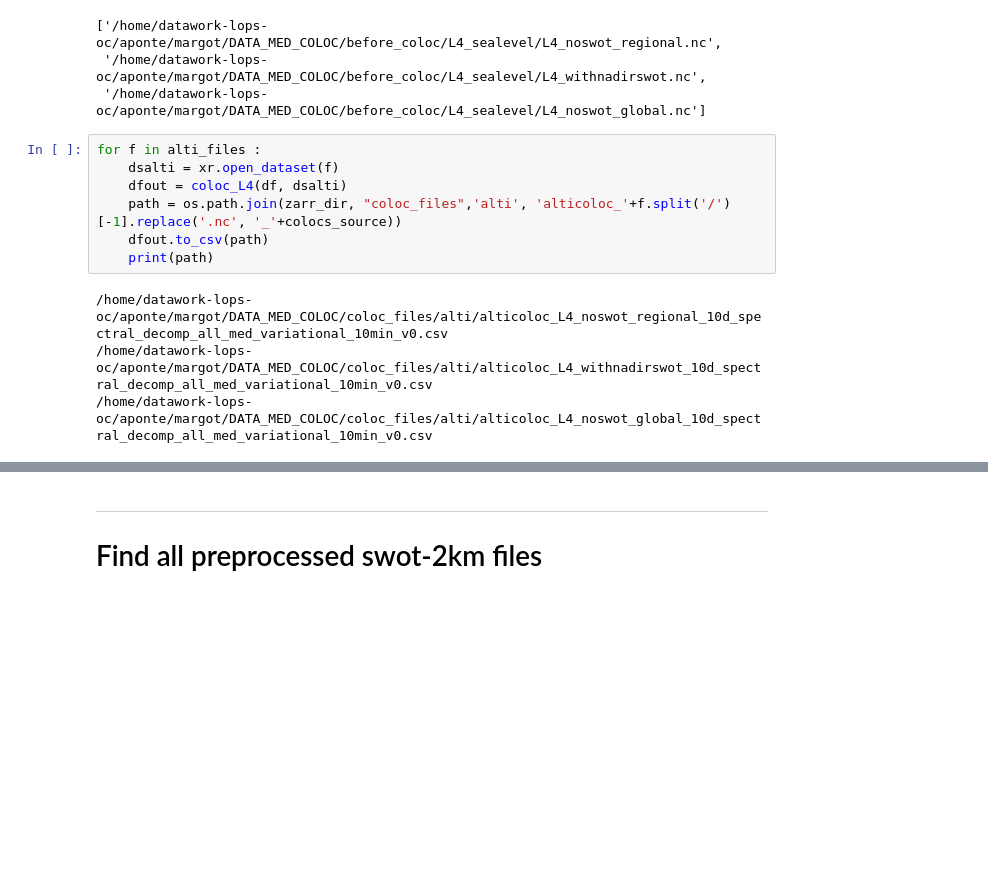
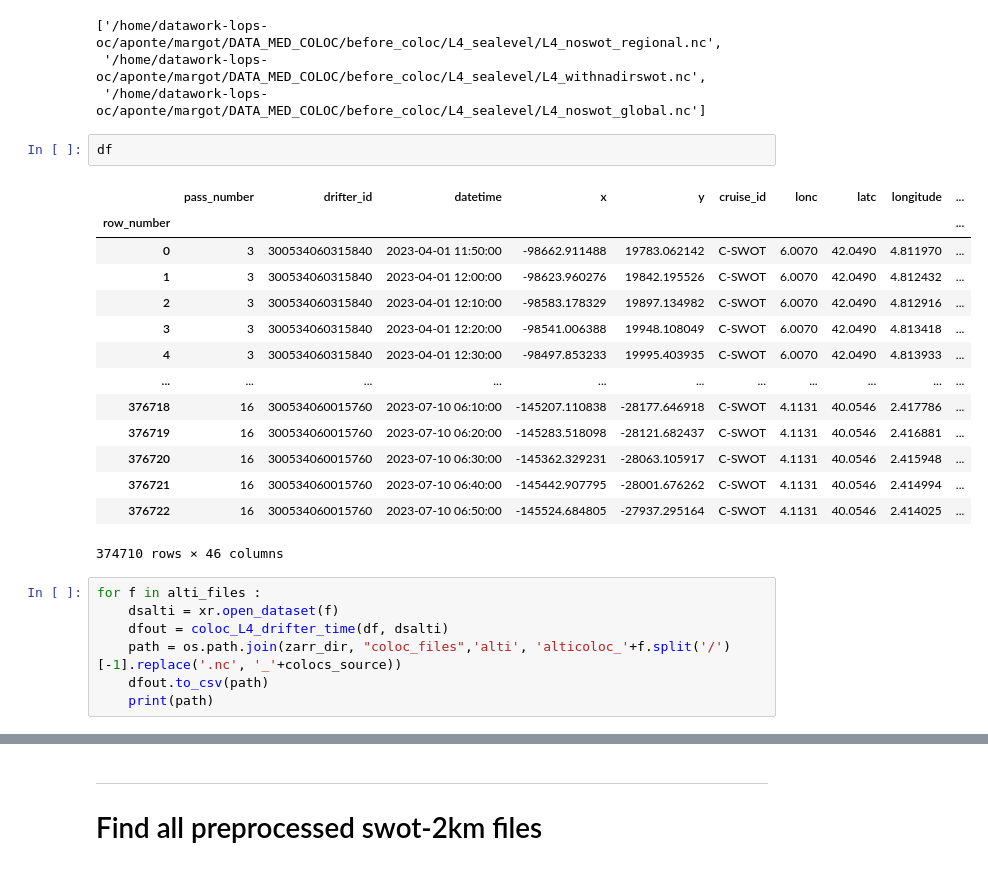
Before and after one commit to margot-demol/med_analysis, a Jupyter notebook: 02_coloc_files/02_csv_altimetry_coloc.ipynb, the cells around one changed output, grey strips where cells are left out. Drawn from its saved outputs; the diff is of its cells as text; blank space fills up the shorter version.

```diff
--- a/02_coloc_files/02_csv_altimetry_coloc.ipynb
+++ b/02_coloc_files/02_csv_altimetry_coloc.ipynb
@@ -185,14 +206,27 @@ alti_files
 ['/home/datawork-lops-oc/aponte/margot/DATA_MED_COLOC/before_coloc/L4_sealevel/L4_noswot_regional.nc',
  '/home/datawork-lops-oc/aponte/margot/DATA_MED_COLOC/before_coloc/L4_sealevel/L4_withnadirswot.nc',
  '/home/datawork-lops-oc/aponte/margot/DATA_MED_COLOC/before_coloc/L4_sealevel/L4_noswot_global.nc']
+# %%
+df
+# %% [output]
+|  | pass_number | drifter_id | datetime | x | y | cruise_id | lonc | latc | longitude | ... |
+| row_number |  |  |  |  |  |  |  |  |  | ... |
+| 0 | 3 | 300534060315840 | 2023-04-01 11:50:00 | -98662.911488 | 19783.062142 | C-SWOT | 6.0070 | 42.0490 | 4.811970 | ... |
+| 1 | 3 | 300534060315840 | 2023-04-01 12:00:00 | -98623.960276 | 19842.195526 | C-SWOT | 6.0070 | 42.0490 | 4.812432 | ... |
+| 2 | 3 | 300534060315840 | 2023-04-01 12:10:00 | -98583.178329 | 19897.134982 | C-SWOT | 6.0070 | 42.0490 | 4.812916 | ... |
+| 3 | 3 | 300534060315840 | 2023-04-01 12:20:00 | -98541.006388 | 19948.108049 | C-SWOT | 6.0070 | 42.0490 | 4.813418 | ... |
+| 4 | 3 | 300534060315840 | 2023-04-01 12:30:00 | -98497.853233 | 19995.403935 | C-SWOT | 6.0070 | 42.0490 | 4.813933 | ... |
+| ... | ... | ... | ... | ... | ... | ... | ... | ... | ... | ... |
+| 376718 | 16 | 300534060015760 | 2023-07-10 06:10:00 | -145207.110838 | -28177.646918 | C-SWOT | 4.1131 | 40.0546 | 2.417786 | ... |
+| 376719 | 16 | 300534060015760 | 2023-07-10 06:20:00 | -145283.518098 | -28121.682437 | C-SWOT | 4.1131 | 40.0546 | 2.416881 | ... |
+| 376720 | 16 | 300534060015760 | 2023-07-10 06:30:00 | -145362.329231 | -28063.105917 | C-SWOT | 4.1131 | 40.0546 | 2.415948 | ... |
+| 376721 | 16 | 300534060015760 | 2023-07-10 06:40:00 | -145442.907795 | -28001.676262 | C-SWOT | 4.1131 | 40.0546 | 2.414994 | ... |
+| 376722 | 16 | 300534060015760 | 2023-07-10 06:50:00 | -145524.684805 | -27937.295164 | C-SWOT | 4.1131 | 40.0546 | 2.414025 | ... |
+374710 rows × 46 columns
 # %%
 for f in alti_files :
     dsalti = xr.open_dataset(f)
-    dfout = coloc_L4(df, dsalti)
+    dfout = coloc_L4_drifter_time(df, dsalti)
     path = os.path.join(zarr_dir, "coloc_files",'alti', 'alticoloc_'+f.split('/')[-1].replace('.nc', '_'+colocs_source))
     dfout.to_csv(path)
     print(path)
-# %% [output]
-/home/datawork-lops-oc/aponte/margot/DATA_MED_COLOC/coloc_files/alti/alticoloc_L4_noswot_regional_10d_spectral_decomp_all_med_variational_10min_v0.csv
-/home/datawork-lops-oc/aponte/margot/DATA_MED_COLOC/coloc_files/alti/alticoloc_L4_withnadirswot_10d_spectral_decomp_all_med_variational_10min_v0.csv
-/home/datawork-lops-oc/aponte/margot/DATA_MED_COLOC/coloc_files/alti/alticoloc_L4_noswot_global_10d_spectral_decomp_all_med_variational_10min_v0.csv
```
Also changed, not shown: parts of 6 cells of this notebook, 37 other files.
